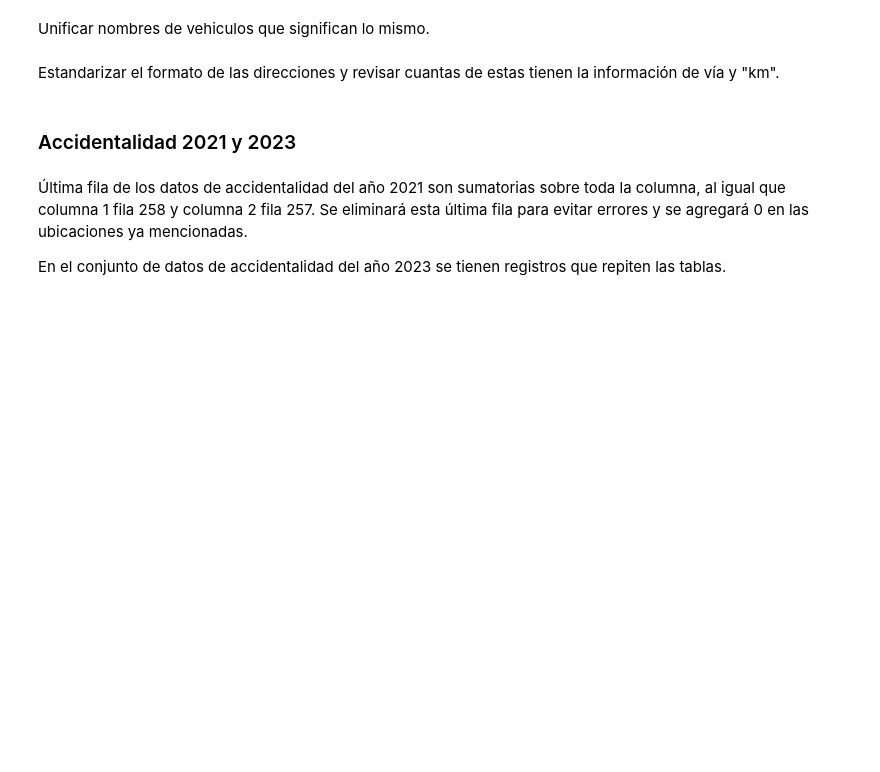
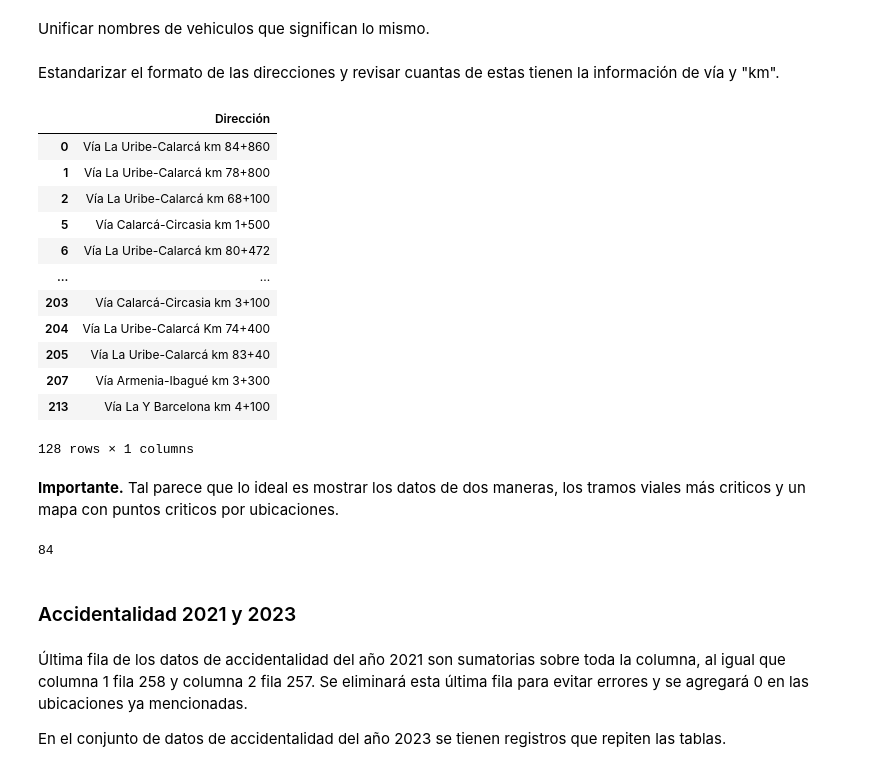
Before and after one commit to Datos-al-Ecosistema-2025-Grupo-190/calarca-en-ruedas, a Jupyter notebook: src/estandarizacion.ipynb, the cells around one changed output. Cells and saved outputs as stored; diff of their text form; code cells hidden in the pictures; blank space fills up the shorter version.

```diff
--- a/src/estandarizacion.ipynb
+++ b/src/estandarizacion.ipynb
@@ -519,6 +519,31 @@ list(set(flat))
 Unificar nombres de vehiculos que significan lo mismo.
 # %% [markdown]
 Estandarizar el formato de las direcciones y revisar cuantas de estas tienen la información de vía y "km".
+# %%
+accidentalidad_2022[
+    (accidentalidad_2022['Dirección '].str.contains('Vía')) \
+    & (accidentalidad_2022['Dirección '].str.contains('Vía') != float('nan'))
+][['Dirección ']]
+# %% [output]
+|  | Dirección |
+| 0 | Vía La Uribe-Calarcá km 84+860 |
+| 1 | Vía La Uribe-Calarcá km 78+800 |
+| 2 | Vía La Uribe-Calarcá km 68+100 |
+| 5 | Vía Calarcá-Circasia km 1+500 |
+| 6 | Vía La Uribe-Calarcá km 80+472 |
+| ... | ... |
+| 203 | Vía Calarcá-Circasia km 3+100 |
+| 204 | Vía La Uribe-Calarcá Km 74+400 |
+| 205 | Vía La Uribe-Calarcá km 83+40 |
+| 207 | Vía Armenia-Ibagué km 3+300 |
+| 213 | Vía La Y Barcelona km 4+100 |
+128 rows × 1 columns
+# %% [markdown]
+**Importante.** Tal parece que lo ideal es mostrar los datos de dos maneras, los tramos viales más criticos y un mapa con puntos criticos por ubicaciones.
+# %%
+accidentalidad_2022.shape[0] - 128 # posibles direcciones sin Vía
+# %% [output]
+84
 # %% [markdown]
 ### Accidentalidad 2021 y 2023
 # %% [markdown]
```
Also changed, not shown: parts of 12 cells of this notebook.
